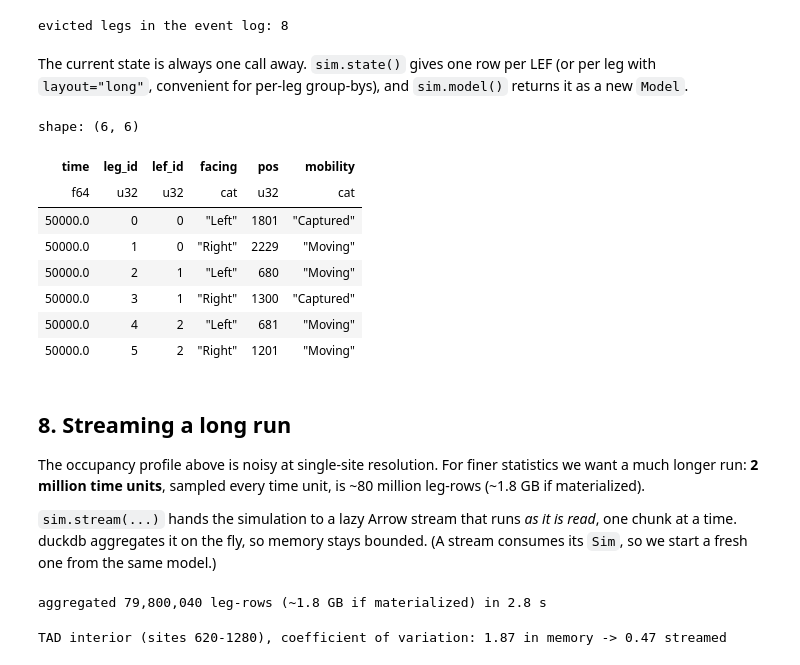
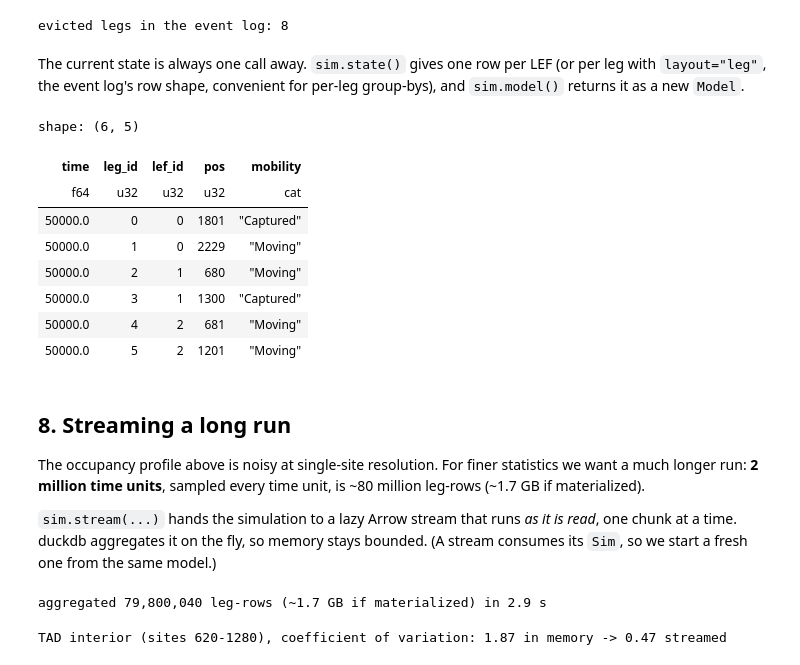
Before and after one commit to abdenlab/lefsim, a Jupyter notebook: notebooks/lefsim_tour.ipynb, the cells around one changed output. Drawn from its saved outputs; the diff is of its cells as text; code cells hidden in the pictures.

```diff
--- a/notebooks/lefsim_tour.ipynb
+++ b/notebooks/lefsim_tour.ipynb
@@ -360,33 +360,34 @@ print("evicted legs in the event log:", events.filter(pl.col("mobility") == "Evi
 evicted legs in the event log: 8
 # %% [markdown]
 The current state is always one call away. `sim.state()` gives one row per
-LEF (or per leg with `layout="long"`, convenient for per-leg group-bys), and
+LEF (or per leg with `layout="leg"`, the event log's row shape, convenient for
+per-leg group-bys), and
 `sim.model()` returns it as a new `Model`.
 # %%
-pl.DataFrame(sim.state(layout="long")).head(6)
+pl.DataFrame(sim.state(layout="leg")).head(6)
 # %% [output]
-shape: (6, 6)
+shape: (6, 5)
-| time | leg_id | lef_id | facing | pos | mobility |
-| f64 | u32 | u32 | cat | u32 | cat |
-| 50000.0 | 0 | 0 | "Left" | 1801 | "Captured" |
-| 50000.0 | 1 | 0 | "Right" | 2229 | "Moving" |
-| 50000.0 | 2 | 1 | "Left" | 680 | "Moving" |
-| 50000.0 | 3 | 1 | "Right" | 1300 | "Captured" |
-| 50000.0 | 4 | 2 | "Left" | 681 | "Moving" |
-| 50000.0 | 5 | 2 | "Right" | 1201 | "Moving" |
+| time | leg_id | lef_id | pos | mobility |
+| f64 | u32 | u32 | u32 | cat |
+| 50000.0 | 0 | 0 | 1801 | "Captured" |
+| 50000.0 | 1 | 0 | 2229 | "Moving" |
+| 50000.0 | 2 | 1 | 680 | "Moving" |
+| 50000.0 | 3 | 1 | 1300 | "Captured" |
+| 50000.0 | 4 | 2 | 681 | "Moving" |
+| 50000.0 | 5 | 2 | 1201 | "Moving" |
 # %% [markdown]
 ## 8. Streaming a long run
 
 The occupancy profile above is noisy at single-site resolution. For finer
 statistics we want a much longer run: **2 million time units**, sampled every
-time unit, is ~80 million leg-rows (~1.8 GB if materialized).
+time unit, is ~80 million leg-rows (~1.7 GB if materialized).
 
 `sim.stream(...)` hands the simulation to a lazy Arrow stream that runs *as it
 is read*, one chunk at a time. duckdb aggregates it on the fly, so memory stays
 bounded. (A stream consumes its `Sim`, so we start a fresh one from the same model.)
 # %%
 long_sim = lefsim.Sim(model, seed=2)
-stream = long_sim.stream(2_000_000.0, dt=1.0, layout="long", chunk_size=50_000)
+stream = long_sim.stream(2_000_000.0, dt=1.0, layout="leg", chunk_size=50_000)
 
 t = time.perf_counter()
 per_site = duckdb.sql(f'''
@@ -398,7 +399,7 @@ per_site = duckdb.sql(f'''
 elapsed = time.perf_counter() - t
 
 rows = per_site["n"].sum()
-print(f"aggregated {rows:,} leg-rows (~{rows * 22 / 1e9:.1f} GB if materialized) in {elapsed:.1f} s")
+print(f"aggregated {rows:,} leg-rows (~{rows * 21 / 1e9:.1f} GB if materialized) in {elapsed:.1f} s")
 # %% [output]
-aggregated 79,800,040 leg-rows (~1.8 GB if materialized) in 2.8 s
+aggregated 79,800,040 leg-rows (~1.7 GB if materialized) in 2.9 s
 # %%
```
Also changed, not shown: parts of 3 cells of this notebook, 31 other files.
